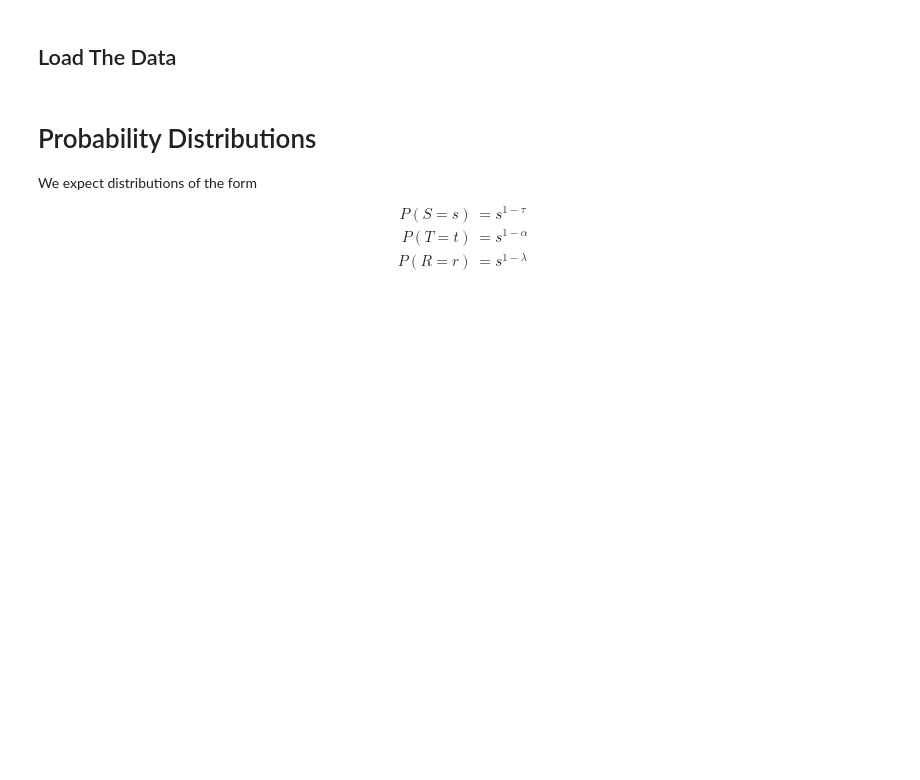
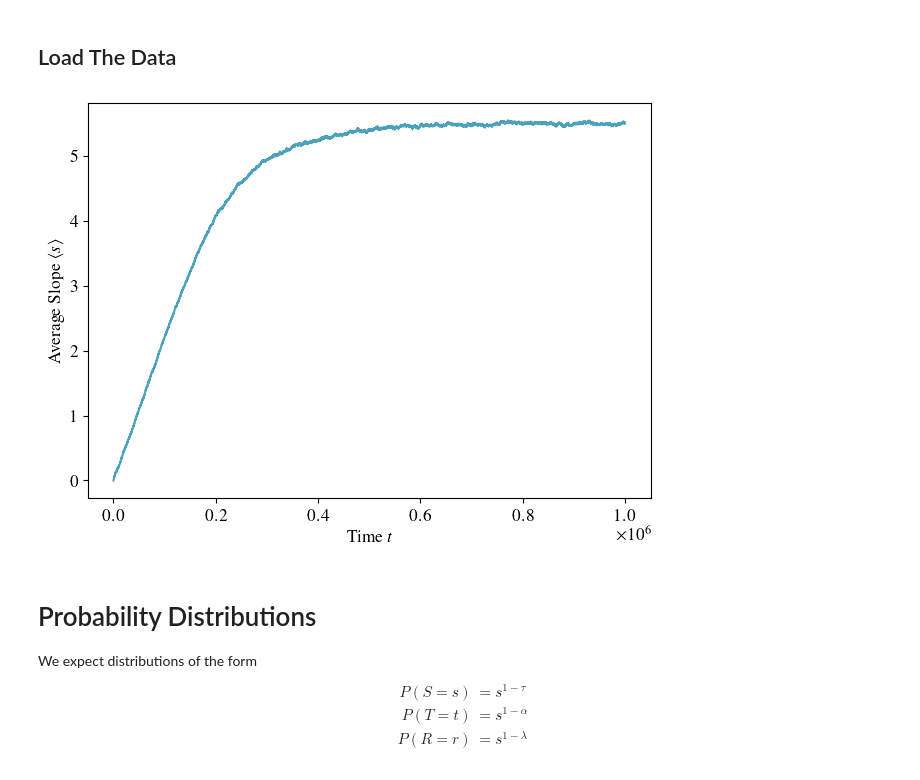
Before and after one commit to GabrielRemi/Sandpile, a Jupyter notebook: Code/analysis.ipynb, the cells around one changed output. Drawn from its saved outputs; the diff is of its cells as text; code cells hidden in the pictures; blank space fills up the shorter version.

```diff
--- a/Code/analysis.ipynb
+++ b/Code/analysis.ipynb
@@ -13,18 +15,20 @@ from utils import *
 # %% [markdown]
 ## Load The Data
 # %%
+%matplotlib inline
 dim = 2
 grid = 40
 bound = "o"
 perturb = "c"
 crit = 7
 
-system = SandpileND.load_from_file(f"data/data_{dim}_{grid}_{bound}_{perturb}_{crit}")
-data = system.get_avalanche_data()
+system, data = load_system(2, 40, "o", "c", 7)
 
 plt.ylabel(r"Average Slope $\langle s \rangle$")
 plt.xlabel(r"Time $t$")
-plt.plot(range(len(system.average_slopes)), system.average_slopes)
+draw_slope(system)
+# %% [output]
+[figure, added]
 # %% [markdown]
 # Probability Distributions
 
```
Also changed, not shown: parts of 4 cells of this notebook, 2 other files.
